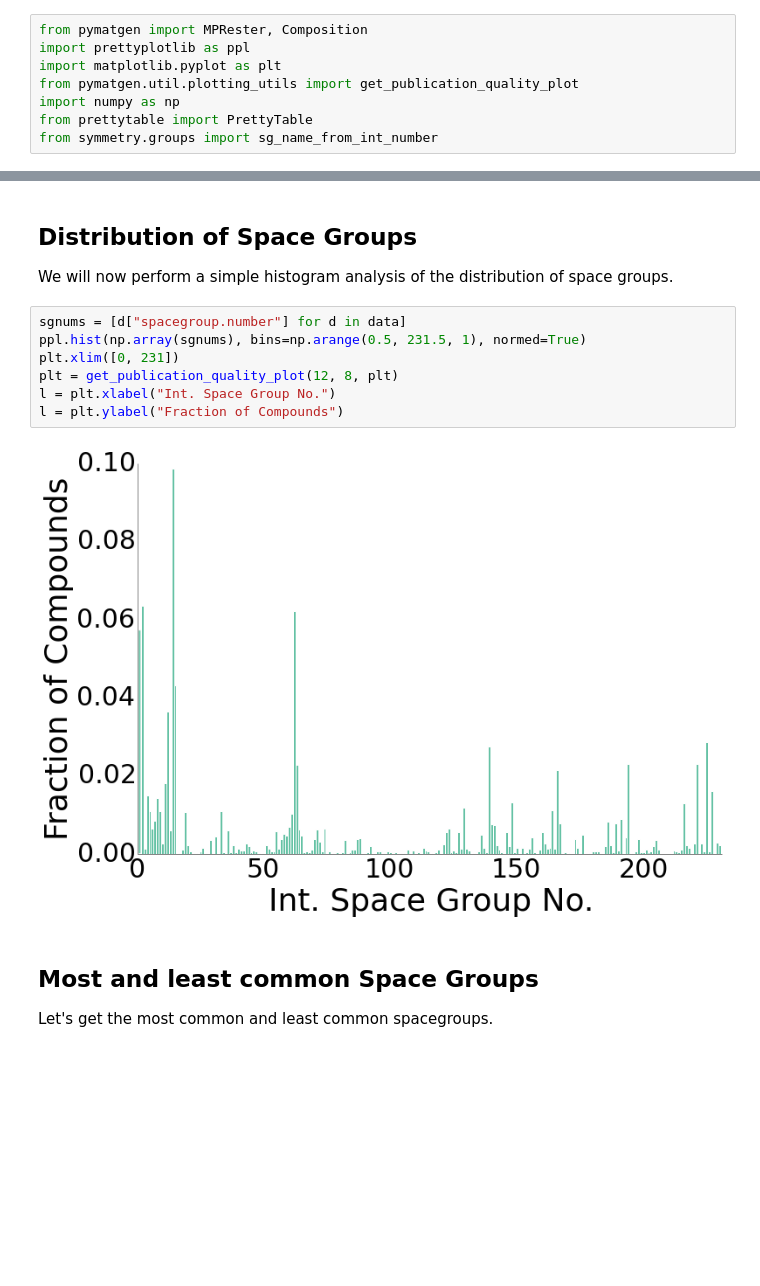
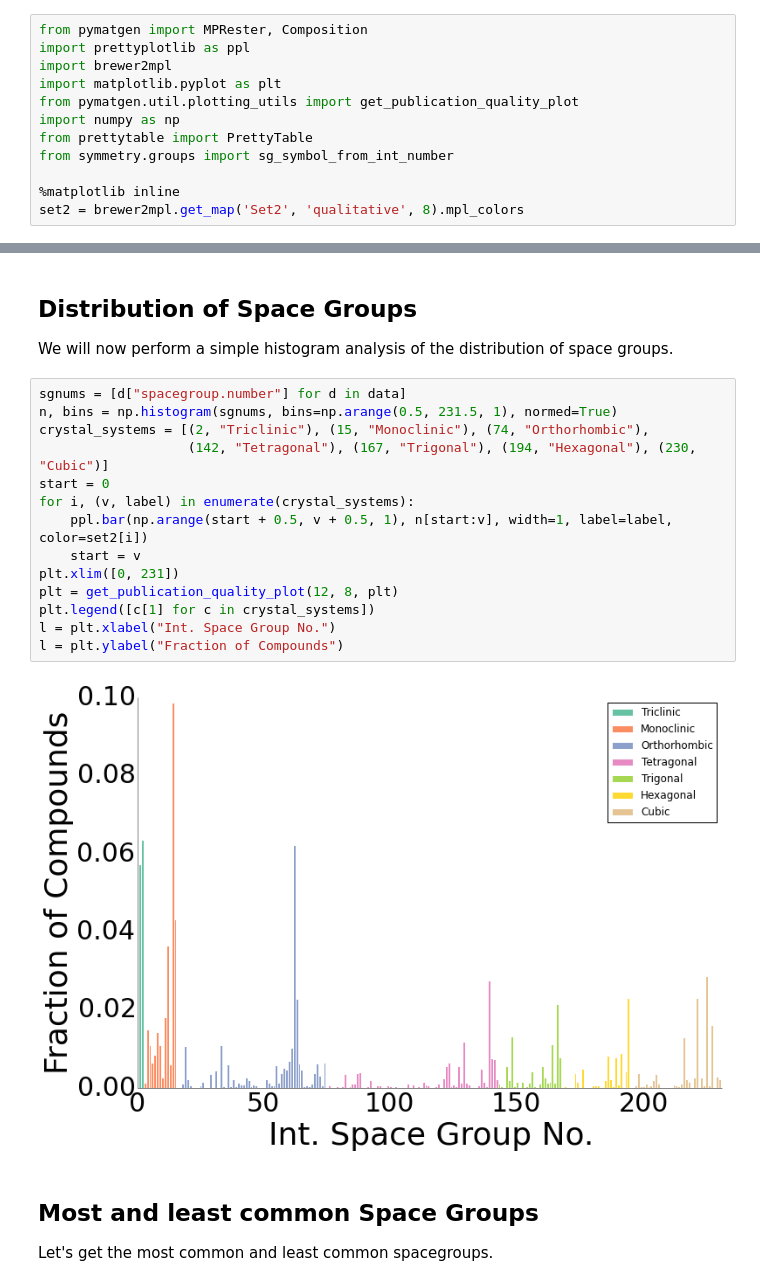
Before and after one commit to materialsvirtuallab/nano106, a Jupyter notebook: lectures/lecture_5_the_230_space_groups/Datamining the Materials Project for Space Group statistics.ipynb, the cells around one changed output, grey strips where cells are left out. Drawn from its saved outputs; the diff is of its cells as text; blank space fills up the shorter version.

Commit message:
Beautify the plot.

```diff
--- a/lectures/lecture_5_the_230_space_groups/Datamining the Materials Project for Space Group statistics.ipynb
+++ b/lectures/lecture_5_the_230_space_groups/Datamining the Materials Project for Space Group statistics.ipynb
@@ -5,11 +5,15 @@ In this notebook, we will use Python Materials Genomics (pymatgen), written by P
 # %%
 from pymatgen import MPRester, Composition
 import prettyplotlib as ppl
+import brewer2mpl
 import matplotlib.pyplot as plt
 from pymatgen.util.plotting_utils import get_publication_quality_plot
 import numpy as np
 from prettytable import PrettyTable
-from symmetry.groups import sg_name_from_int_number
+from symmetry.groups import sg_symbol_from_int_number
+
+%matplotlib inline
+set2 = brewer2mpl.get_map('Set2', 'qualitative', 8).mpl_colors
 # %% [markdown]
 Let us use pymatgen's MPRester to query for all formulas and spacegroup information using the Materials Project's RESTful API.
 # %%
@@ -21,13 +25,20 @@ data = m.mpquery({}, ["pretty_formula", "spacegroup.number"])
 We will now perform a simple histogram analysis of the distribution of space groups.
 # %%
 sgnums = [d["spacegroup.number"] for d in data]
-ppl.hist(np.array(sgnums), bins=np.arange(0.5, 231.5, 1), normed=True)
+n, bins = np.histogram(sgnums, bins=np.arange(0.5, 231.5, 1), normed=True)
+crystal_systems = [(2, "Triclinic"), (15, "Monoclinic"), (74, "Orthorhombic"),
+                   (142, "Tetragonal"), (167, "Trigonal"), (194, "Hexagonal"), (230, "Cubic")]
+start = 0
+for i, (v, label) in enumerate(crystal_systems):
+    ppl.bar(np.arange(start + 0.5, v + 0.5, 1), n[start:v], width=1, label=label, color=set2[i])
+    start = v
 plt.xlim([0, 231])
 plt = get_publication_quality_plot(12, 8, plt)
+plt.legend([c[1] for c in crystal_systems])
 l = plt.xlabel("Int. Space Group No.")
 l = plt.ylabel("Fraction of Compounds")
 # %% [output]
-[figure, old version]
+[figure, new version]
 # %% [markdown]
 ## Most and least common Space Groups
 
```
Also changed, not shown: parts of 4 cells of this notebook, 3 other files.
